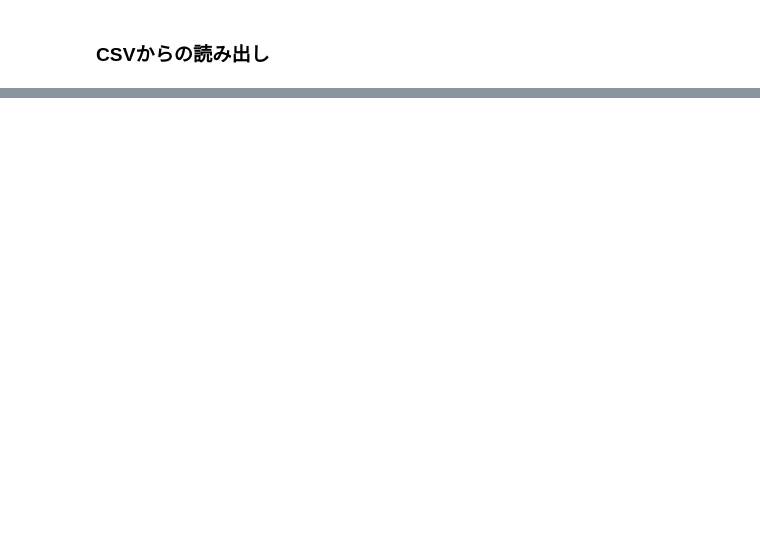
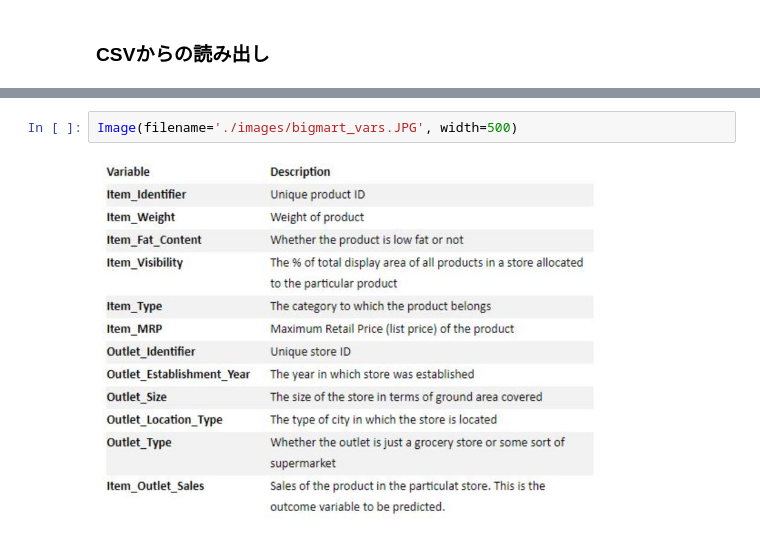
Before and after one commit to takuyaamamo/AIjobMachineLearning, a Jupyter notebook: ReadData.ipynb, the cells around one changed output, grey strips where cells are left out. Saved outputs shown, nothing was run; the diff lists cells and outputs as text; blank space fills up the shorter version.

```diff
--- a/ReadData.ipynb
+++ b/ReadData.ipynb
@@ -77,0 +109,4 @@ display(X.join(y).head(5))
+# %%
+Image(filename='./images/bigmart_vars.JPG', width=500)
+# %% [output]
+[figure, added]
```
Also changed, not shown: parts of 13 cells of this notebook.
